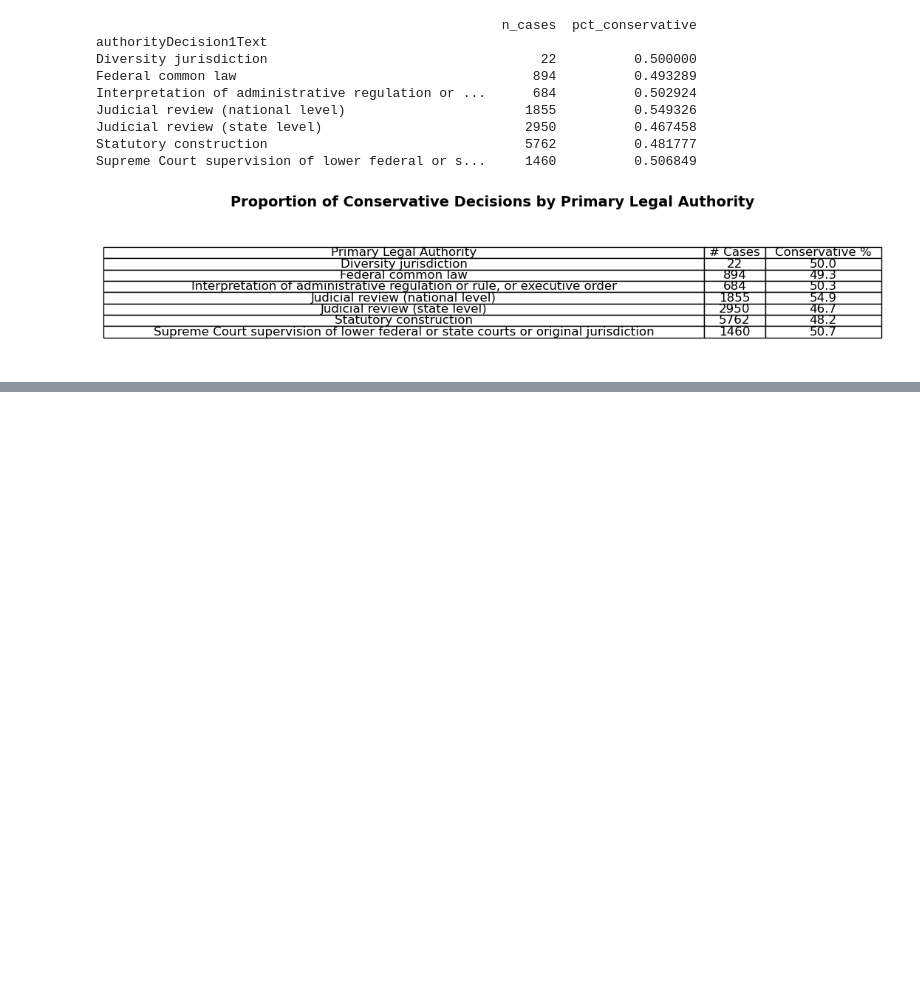
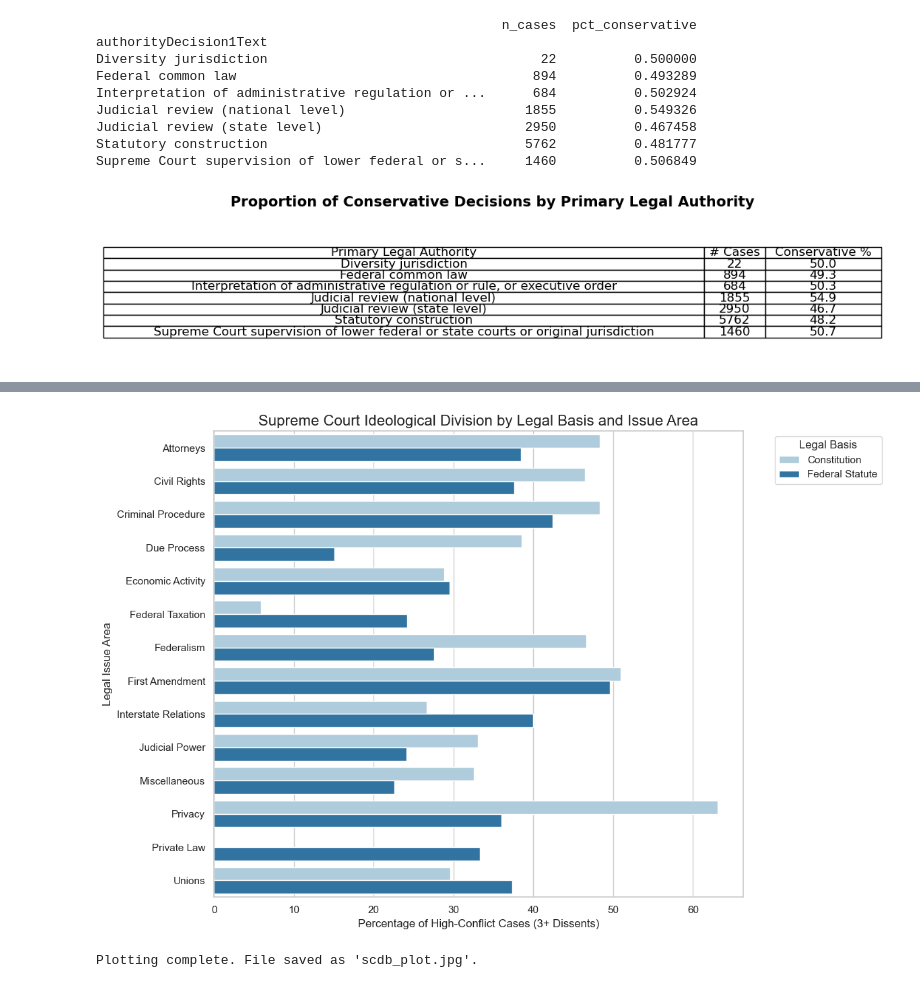
Before and after one commit to zs-zhuang/Supreme-Court-Case-Analytics, a Jupyter notebook: notebooks/case_lawType.ipynb, the cells around one changed output, grey strips where cells are left out. Drawn from its saved outputs; the diff is of its cells as text; code cells hidden in the pictures; blank space fills up the shorter version.

Commit message:
new analysis: add division by lawType and issueArea plot (2026-01-08 12:40:26)

```diff
--- a/notebooks/case_lawType.ipynb
+++ b/notebooks/case_lawType.ipynb
@@ -290,0 +411,44 @@ plt.close()
+# %%
+# plot the results above
+
+# Transform the pivot table into "long-form" for Seaborn
+# converts the index and columns into plottable variables
+plot_data = comparison.stack().reset_index()
+
+# Rename columns for clarity in the plot
+# 'level_0' and 'level_1' are defaults from stacking; we give them names
+plot_data.columns = ['Issue Area', 'Legal Basis', 'Pct High Conflict']
+
+sns.set_theme(style="whitegrid")
+plt.figure(figsize=(12, 8))
+
+# Create the plot
+plot = sns.barplot(
+    data=plot_data,
+    y='Issue Area',
+    x='Pct High Conflict',
+    hue='Legal Basis',
+    palette='Paired'
+)
+
+# Formatting
+plt.title('Supreme Court Ideological Division by Legal Basis and Issue Area', fontsize=16)
+plt.xlabel('Percentage of High-Conflict Cases (3+ Dissents)', fontsize=12)
+plt.ylabel('Legal Issue Area', fontsize=12)
+plt.legend(title='Legal Basis', bbox_to_anchor=(1.05, 1), loc='upper left')
+
+# Tight layout to prevent clipping of labels
+plt.tight_layout()
+
+# Save and Show
+plt.savefig('../results/division_by_lawType_IssueArea.jpg', format='jpg', dpi=300)
+plt.show()
+
+print("Plotting complete. File saved as 'scdb_plot.jpg'.")
+
+# Interpretation
+# Most issue area shows the same trend where the court is much more divided when the legal bais = Consititution
+# The most significant exceptions are Federal Taxation and Interstate Relations, and to a lesser extent Unions
+# %% [output]
+[figure, added]
+Plotting complete. File saved as 'scdb_plot.jpg'.
```
Also changed, not shown: parts of 3 cells of this notebook, 4 other files.
